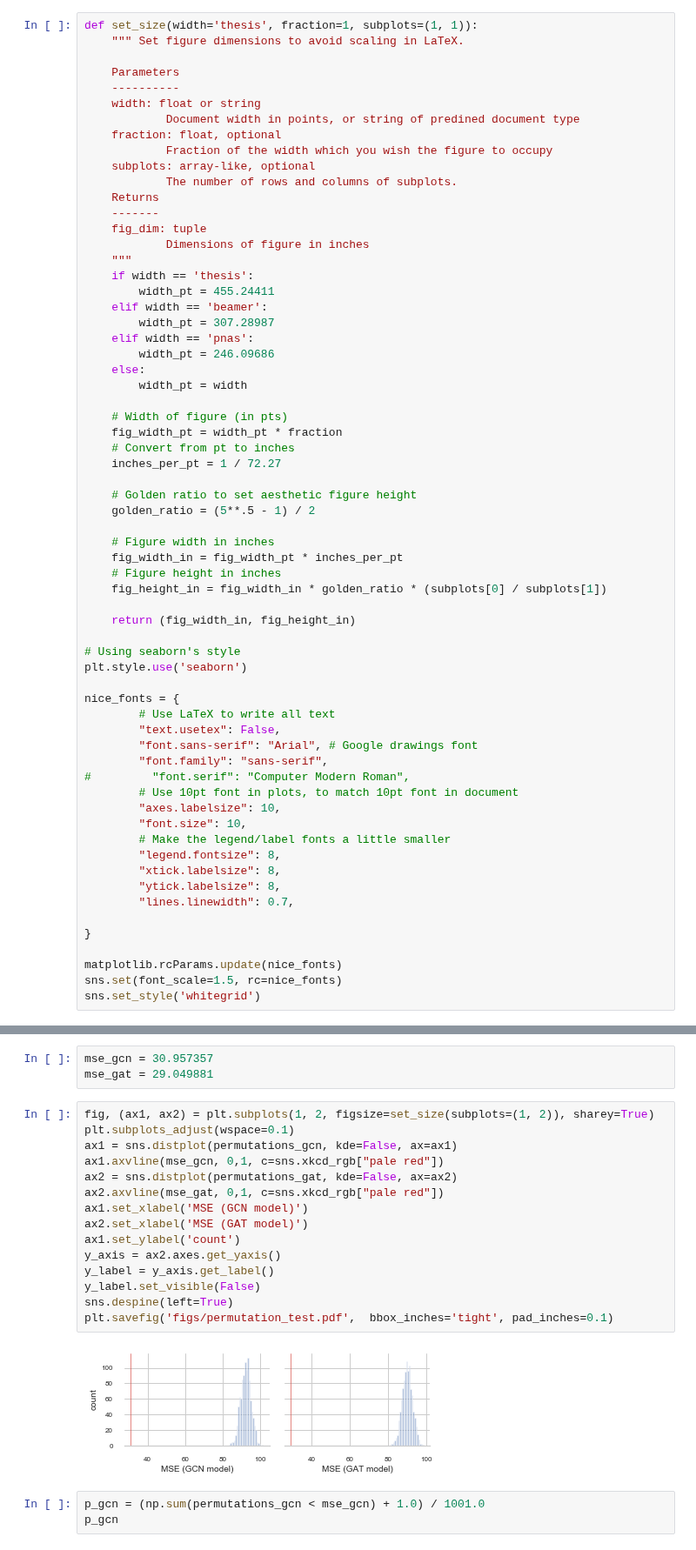
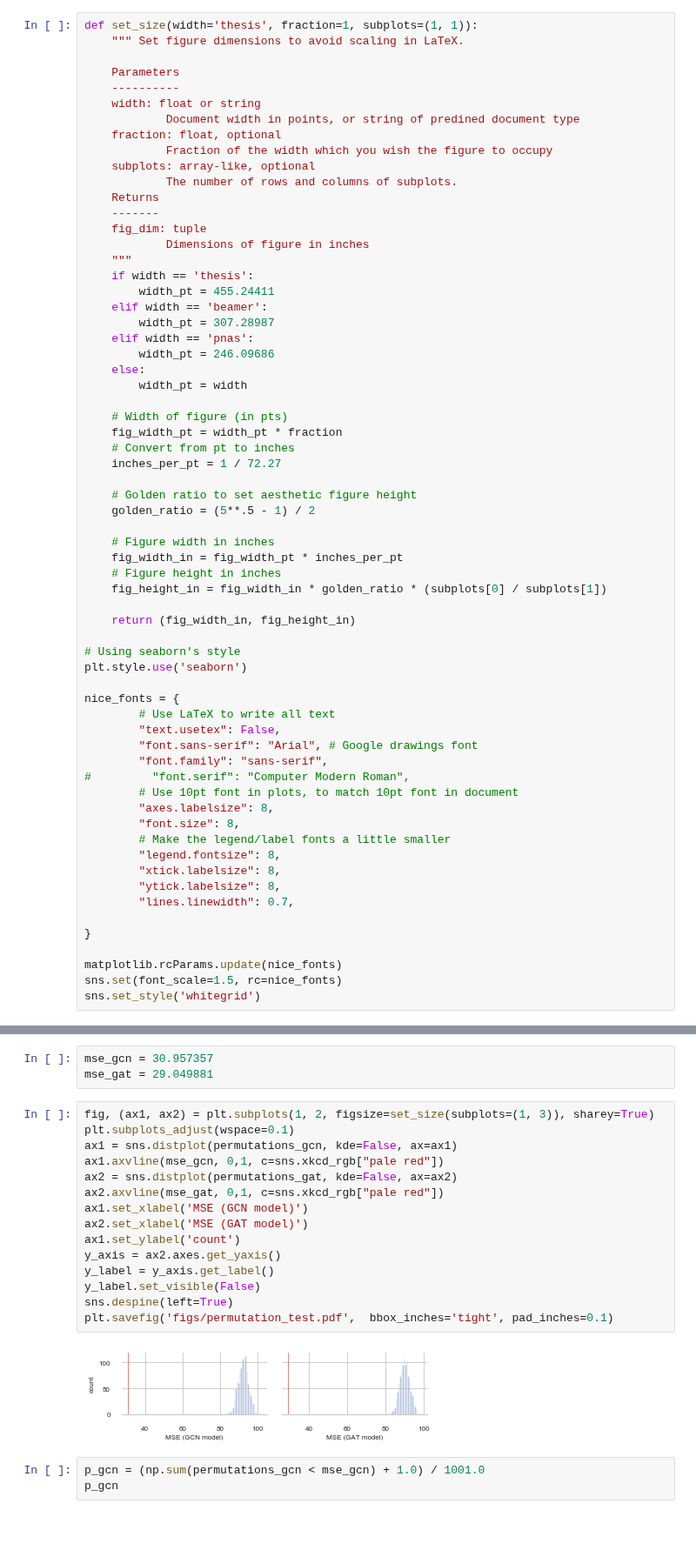
Before and after one commit to kamilest/brain-age-gnn, a Jupyter notebook: notebooks/model_selection.ipynb, the cells around one changed output, grey strips where cells are left out. Shown at 87% size. Drawn from its saved outputs; the diff is of its cells as text; blank space fills up the shorter version.

```diff
--- a/notebooks/model_selection.ipynb
+++ b/notebooks/model_selection.ipynb
@@ -58,8 +58,8 @@ nice_fonts = {
         "font.family": "sans-serif",
 #         "font.serif": "Computer Modern Roman",
         # Use 10pt font in plots, to match 10pt font in document
-        "axes.labelsize": 10,
-        "font.size": 10,
+        "axes.labelsize": 8,
+        "font.size": 8,
         # Make the legend/label fonts a little smaller
         "legend.fontsize": 8,
         "xtick.labelsize": 8,
@@ -423,22 +459,22 @@ permutations_gat = np.load('permutations_gat_mse.npy')
 mse_gcn = 30.957357
 mse_gat = 29.049881
 # %%
-fig, (ax1, ax2) = plt.subplots(1, 2, figsize=set_size(subplots=(1, 2)), sharey=True)
+fig, (ax1, ax2) = plt.subplots(1, 2, figsize=set_size(subplots=(1, 3)), sharey=True)
 plt.subplots_adjust(wspace=0.1)
 ax1 = sns.distplot(permutations_gcn, kde=False, ax=ax1)
 ax1.axvline(mse_gcn, 0,1, c=sns.xkcd_rgb["pale red"])
 ax2 = sns.distplot(permutations_gat, kde=False, ax=ax2)
 ax2.axvline(mse_gat, 0,1, c=sns.xkcd_rgb["pale red"])
 ax1.set_xlabel('MSE (GCN model)')
 ax2.set_xlabel('MSE (GAT model)')
 ax1.set_ylabel('count')
 y_axis = ax2.axes.get_yaxis()
 y_label = y_axis.get_label()
 y_label.set_visible(False)
 sns.despine(left=True)
 plt.savefig('figs/permutation_test.pdf',  bbox_inches='tight', pad_inches=0.1)
 # %% [output]
-[figure, old version]
+[figure, new version]
 # %%
 p_gcn = (np.sum(permutations_gcn < mse_gcn) + 1.0) / 1001.0
 p_gcn
```
Also changed, not shown: parts of 13 cells of this notebook, 2 other files.
